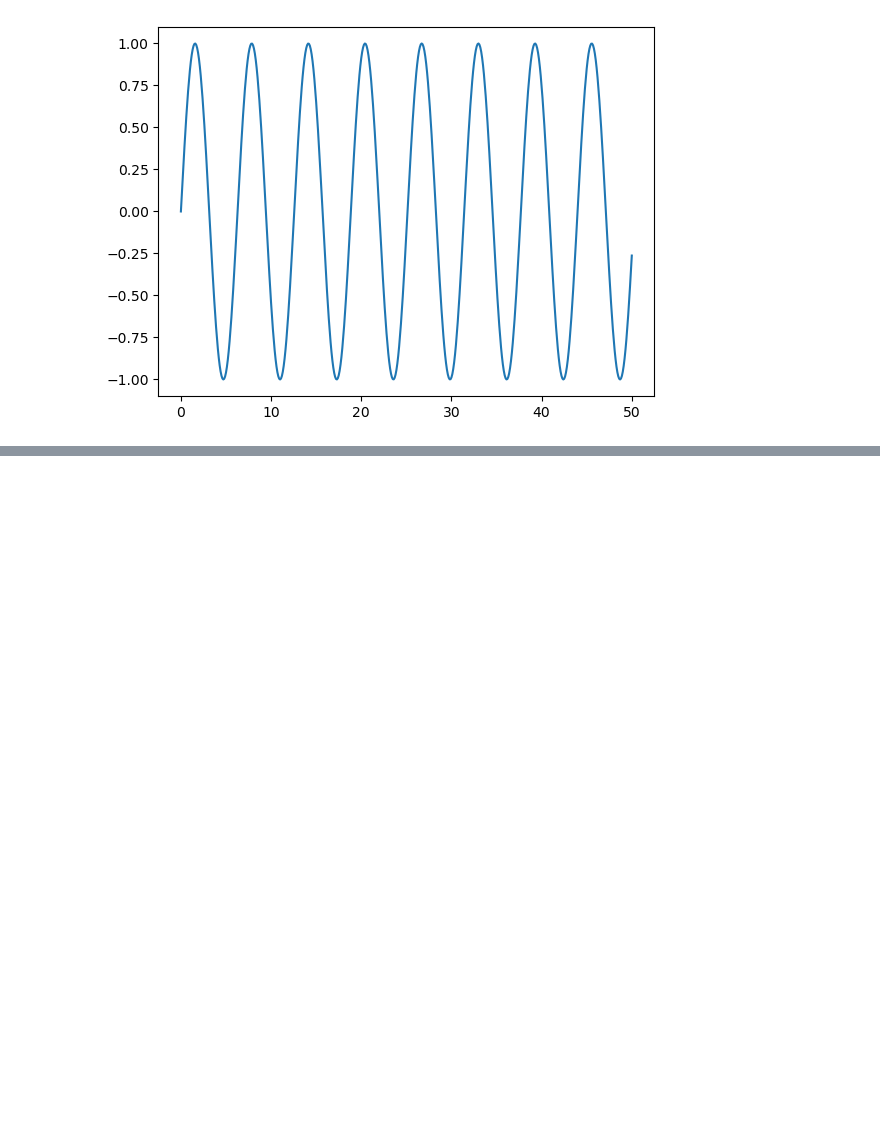
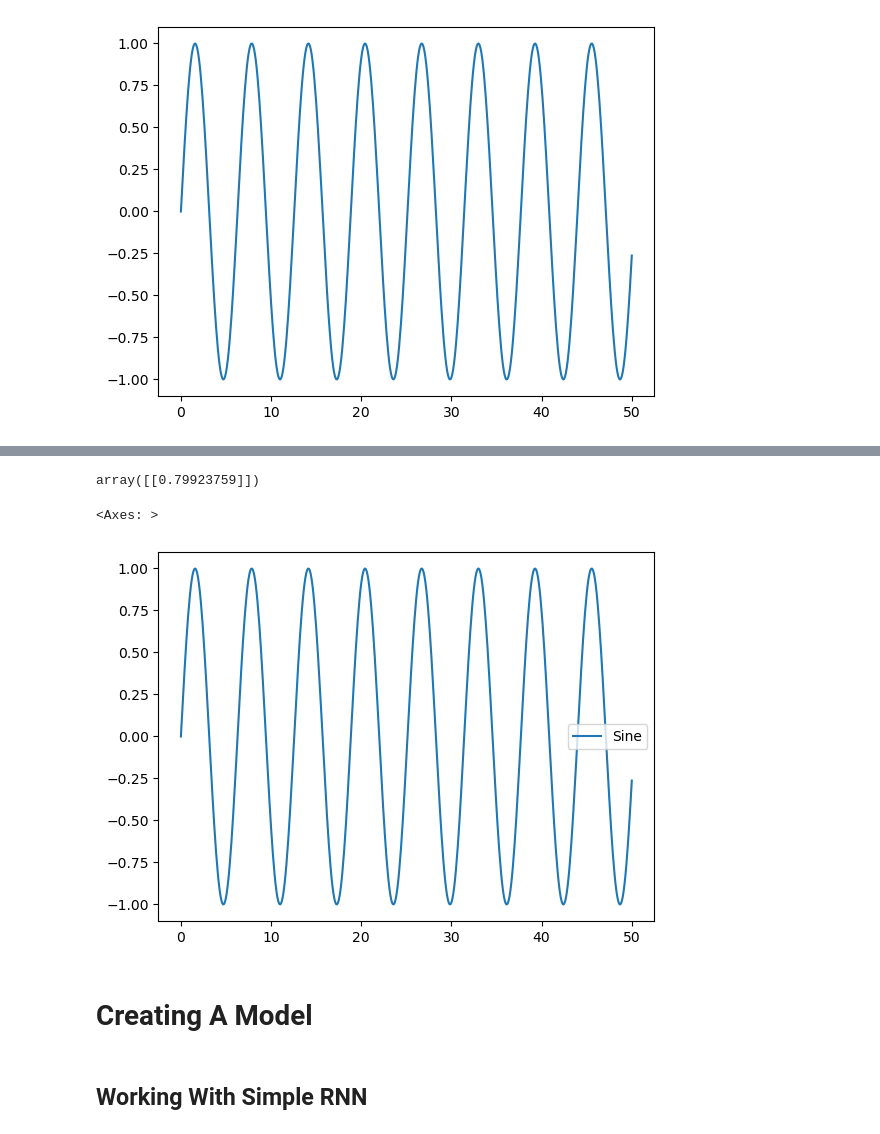
Before and after one commit to gargi-09/Deep-Learning-Self-Work, a Jupyter notebook: RNN_SELF.ipynb, the cells around one changed output, grey strips where cells are left out. Saved outputs shown, nothing was run; the diff lists cells and outputs as text; code cells hidden in the pictures; blank space fills up the shorter version.

Commit message:
RNN using Sine wave completed

```diff
--- a/RNN_SELF.ipynb
+++ b/RNN_SELF.ipynb
@@ -52,3 +56,6 @@ plt.plot(x,y)
 # %% [output]
 [<matplotlib.lines.Line2D at 0x...>]
 [figure]
+# %%
+df = pd.DataFrame(data=y,index=x,columns=['Sine'])
+df
@@ -54,0 +192,9 @@ plt.plot(x,y)
+# %%
+y
+# %% [output]
+array([[0.79923759]])
+# %%
+df.plot()
+# %% [output]
+<Axes: >
+[figure, added]
@@ -54,0 +206,2 @@ plt.plot(x,y)
+# %% [markdown]
+# Creating A Model
@@ -54,0 +211,2 @@ plt.plot(x,y)
+# %% [markdown]
+## Working With Simple RNN
```
Also changed, not shown: parts of 62 cells of this notebook.
